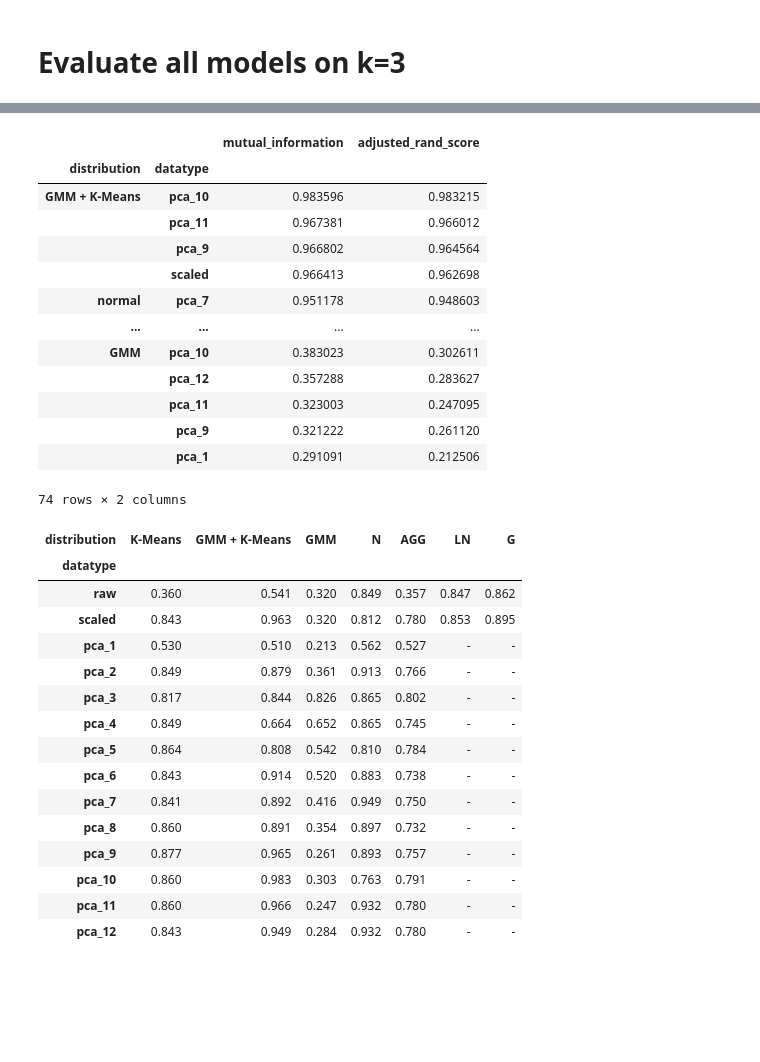
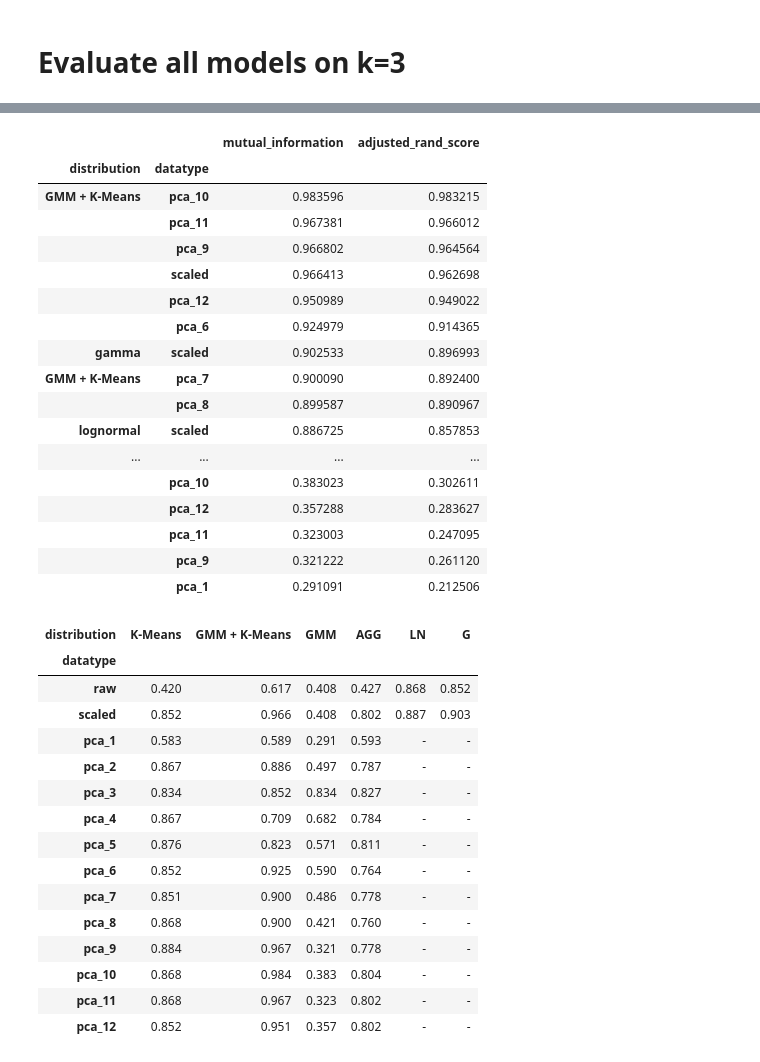
Before and after one commit to Askenm/AASAMC, a Jupyter notebook: src/rq4.ipynb, the cells around one changed output, grey strips where cells are left out. Drawn from its saved outputs; the diff is of its cells as text; code cells hidden in the pictures; blank space fills up the shorter version.

Commit message:
Back to Mutual information

```diff
--- a/src/rq4.ipynb
+++ b/src/rq4.ipynb
@@ -72,8 +72,7 @@ from sklearn.metrics import adjusted_rand_score
 
 distributions = {
     "lognormal": LogNormalDistribution,
-    "gamma":GammaDistribution,
-    "normal":NormalDistribution
+    "gamma":GammaDistribution
     }
 
 component = 3
@@ -191,38 +188,42 @@ results
 |  | pca_11 | 0.967381 | 0.966012 |
 |  | pca_9 | 0.966802 | 0.964564 |
 |  | scaled | 0.966413 | 0.962698 |
-| normal | pca_7 | 0.951178 | 0.948603 |
+|  | pca_12 | 0.950989 | 0.949022 |
+|  | pca_6 | 0.924979 | 0.914365 |
+| gamma | scaled | 0.902533 | 0.896993 |
+| GMM + K-Means | pca_7 | 0.900090 | 0.892400 |
+|  | pca_8 | 0.899587 | 0.890967 |
+| lognormal | scaled | 0.886725 | 0.857853 |
 | ... | ... | ... | ... |
-| GMM | pca_10 | 0.383023 | 0.302611 |
+|  | pca_10 | 0.383023 | 0.302611 |
 |  | pca_12 | 0.357288 | 0.283627 |
 |  | pca_11 | 0.323003 | 0.247095 |
 |  | pca_9 | 0.321222 | 0.261120 |
 |  | pca_1 | 0.291091 | 0.212506 |
-74 rows × 2 columns
 # %%
-pivot_df = results.pivot_table(index='datatype', columns='distribution', values='adjusted_rand_score').round(3)
+pivot_df = results.pivot_table(index='datatype', columns='distribution', values='mutual_information').round(3)
 pivot_df= pivot_df.reindex(
     ['raw','scaled','pca_1','pca_2','pca_3','pca_4','pca_5','pca_6','pca_7','pca_8','pca_9','pca_10','pca_11','pca_12'],
-    columns=['K-Means','GMM + K-Means','GMM','normal',"AGG",'lognormal','gamma',]
+    columns=['K-Means','GMM + K-Means','GMM',"AGG",'lognormal','gamma',]
     )
-pivot_df.rename(columns={'normal':'N','lognormal':'LN','gamma':'G'}, inplace=True)
+pivot_df.rename(columns={'lognormal':'LN','gamma':'G'}, inplace=True)
 pivot_df=pivot_df.fillna('-')
 pivot_df.to_latex("results/rq4-models.tex", index=True)
 pivot_df
 # %% [output]
-| distribution | K-Means | GMM + K-Means | GMM | N | AGG | LN | G |
-| datatype |  |  |  |  |  |  |  |
-| raw | 0.360 | 0.541 | 0.320 | 0.849 | 0.357 | 0.847 | 0.862 |
-| scaled | 0.843 | 0.963 | 0.320 | 0.812 | 0.780 | 0.853 | 0.895 |
-| pca_1 | 0.530 | 0.510 | 0.213 | 0.562 | 0.527 | - | - |
-| pca_2 | 0.849 | 0.879 | 0.361 | 0.913 | 0.766 | - | - |
-| pca_3 | 0.817 | 0.844 | 0.826 | 0.865 | 0.802 | - | - |
-| pca_4 | 0.849 | 0.664 | 0.652 | 0.865 | 0.745 | - | - |
-| pca_5 | 0.864 | 0.808 | 0.542 | 0.810 | 0.784 | - | - |
-| pca_6 | 0.843 | 0.914 | 0.520 | 0.883 | 0.738 | - | - |
-| pca_7 | 0.841 | 0.892 | 0.416 | 0.949 | 0.750 | - | - |
-| pca_8 | 0.860 | 0.891 | 0.354 | 0.897 | 0.732 | - | - |
-| pca_9 | 0.877 | 0.965 | 0.261 | 0.893 | 0.757 | - | - |
-| pca_10 | 0.860 | 0.983 | 0.303 | 0.763 | 0.791 | - | - |
-| pca_11 | 0.860 | 0.966 | 0.247 | 0.932 | 0.780 | - | - |
-| pca_12 | 0.843 | 0.949 | 0.284 | 0.932 | 0.780 | - | - |
+| distribution | K-Means | GMM + K-Means | GMM | AGG | LN | G |
+| datatype |  |  |  |  |  |  |
+| raw | 0.420 | 0.617 | 0.408 | 0.427 | 0.868 | 0.852 |
+| scaled | 0.852 | 0.966 | 0.408 | 0.802 | 0.887 | 0.903 |
+| pca_1 | 0.583 | 0.589 | 0.291 | 0.593 | - | - |
+| pca_2 | 0.867 | 0.886 | 0.497 | 0.787 | - | - |
+| pca_3 | 0.834 | 0.852 | 0.834 | 0.827 | - | - |
+| pca_4 | 0.867 | 0.709 | 0.682 | 0.784 | - | - |
+| pca_5 | 0.876 | 0.823 | 0.571 | 0.811 | - | - |
+| pca_6 | 0.852 | 0.925 | 0.590 | 0.764 | - | - |
+| pca_7 | 0.851 | 0.900 | 0.486 | 0.778 | - | - |
+| pca_8 | 0.868 | 0.900 | 0.421 | 0.760 | - | - |
+| pca_9 | 0.884 | 0.967 | 0.321 | 0.778 | - | - |
+| pca_10 | 0.868 | 0.984 | 0.383 | 0.804 | - | - |
+| pca_11 | 0.868 | 0.967 | 0.323 | 0.802 | - | - |
+| pca_12 | 0.852 | 0.951 | 0.357 | 0.802 | - | - |
```
Also changed, not shown: parts of 4 cells of this notebook, 3 other files.
